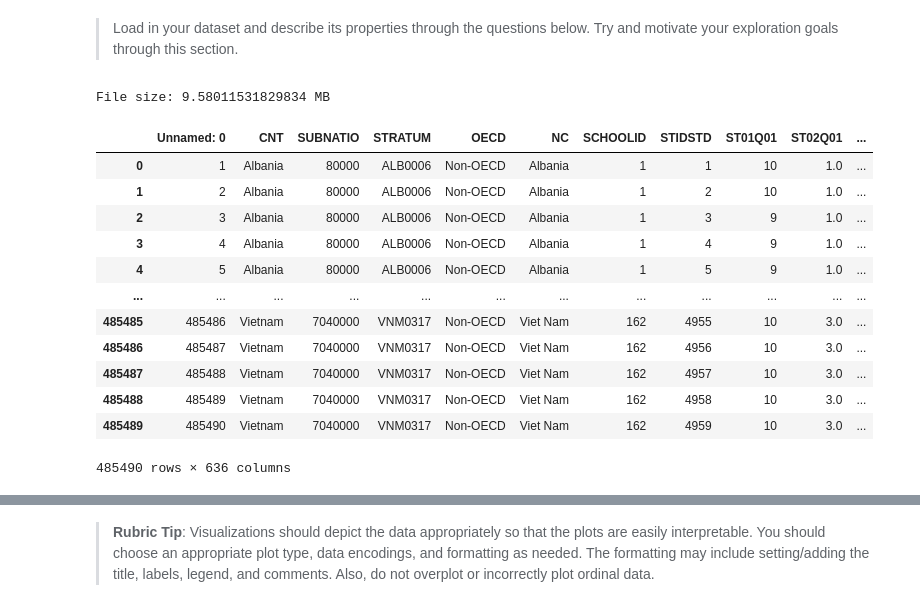
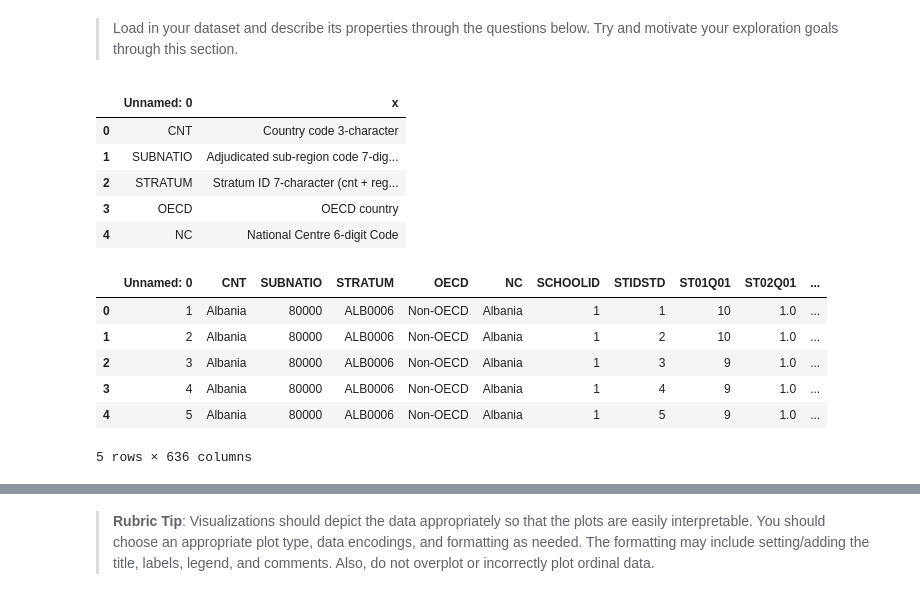
Before and after one commit to henanhasan/visualization_project, a Jupyter notebook: Part_I_exploration.ipynb, the cells around one changed output, grey strips where cells are left out. Drawn from its saved outputs; the diff is of its cells as text; code cells hidden in the pictures.

Commit message:
data wrangled

```diff
--- a/Part_I_exploration.ipynb
+++ b/Part_I_exploration.ipynb
@@ -20,6 +20,8 @@ import numpy as np
 import pandas as pd
 import matplotlib.pyplot as plt
 import seaborn as sb
+pd.set_option('display.max_columns', None)
+pd.set_option('display.max_colwidth', None)
 
 %matplotlib inline
 # %% [markdown]
@@ -33,28 +37,3 @@ with open('pisa2012.csv', 'rb') as rawdata:
 
 # Read the CSV file using the detected encoding
 df = pd.read_csv('pisa2012.csv', encoding='latin-1')
-# %%
-import random
-import string
-
-# Define the number of rows you want in your CSV
-num_rows = 485490  # 1 million rows
-
-# Create a DataFrame with random data
-data = {
-    'ID': range(1, num_rows + 1),
-    'Name': [''.join(random.choices(string.ascii_letters, k=10)) for _ in range(num_rows)],
-    'Value': [random.randint(1, 100) for _ in range(num_rows)],
-}
-
-df = pd.DataFrame(data)
-
-# Save the DataFrame to a CSV file
-df.to_csv('pisa2012.csv', index=False)
-
-# Check the file size
-import os
-file_size = os.path.getsize('pisa2012.csv') / (1024 * 1024)  # Convert to MB
-print(f"File size: {file_size} MB")
-# %% [output]
-File size: 9.58011531829834 MB
@@ -61,16 +42,19 @@ File size: 9.58011531829834 MB
+# %%
+dfdict.head()
+# %% [output]
+|  | Unnamed: 0 | x |
+| 0 | CNT | Country code 3-character |
+| 1 | SUBNATIO | Adjudicated sub-region code 7-dig... |
+| 2 | STRATUM | Stratum ID 7-character (cnt + reg... |
+| 3 | OECD | OECD country |
+| 4 | NC | National Centre 6-digit Code |
 # %%
-df
+df.head()
 # %% [output]
 |  | Unnamed: 0 | CNT | SUBNATIO | STRATUM | OECD | NC | SCHOOLID | STIDSTD | ST01Q01 | ST02Q01 | ... |
 | 0 | 1 | Albania | 80000 | ALB0006 | Non-OECD | Albania | 1 | 1 | 10 | 1.0 | ... |
 | 1 | 2 | Albania | 80000 | ALB0006 | Non-OECD | Albania | 1 | 2 | 10 | 1.0 | ... |
 | 2 | 3 | Albania | 80000 | ALB0006 | Non-OECD | Albania | 1 | 3 | 9 | 1.0 | ... |
 | 3 | 4 | Albania | 80000 | ALB0006 | Non-OECD | Albania | 1 | 4 | 9 | 1.0 | ... |
 | 4 | 5 | Albania | 80000 | ALB0006 | Non-OECD | Albania | 1 | 5 | 9 | 1.0 | ... |
-| ... | ... | ... | ... | ... | ... | ... | ... | ... | ... | ... | ... |
-| 485485 | 485486 | Vietnam | 7040000 | VNM0317 | Non-OECD | Viet Nam | 162 | 4955 | 10 | 3.0 | ... |
-| 485486 | 485487 | Vietnam | 7040000 | VNM0317 | Non-OECD | Viet Nam | 162 | 4956 | 10 | 3.0 | ... |
-| 485487 | 485488 | Vietnam | 7040000 | VNM0317 | Non-OECD | Viet Nam | 162 | 4957 | 10 | 3.0 | ... |
-| 485488 | 485489 | Vietnam | 7040000 | VNM0317 | Non-OECD | Viet Nam | 162 | 4958 | 10 | 3.0 | ... |
-| 485489 | 485490 | Vietnam | 7040000 | VNM0317 | Non-OECD | Viet Nam | 162 | 4959 | 10 | 3.0 | ... |
-485490 rows × 636 columns
+5 rows × 636 columns
```
Also changed, not shown: parts of 25 cells of this notebook, 3 other files.
